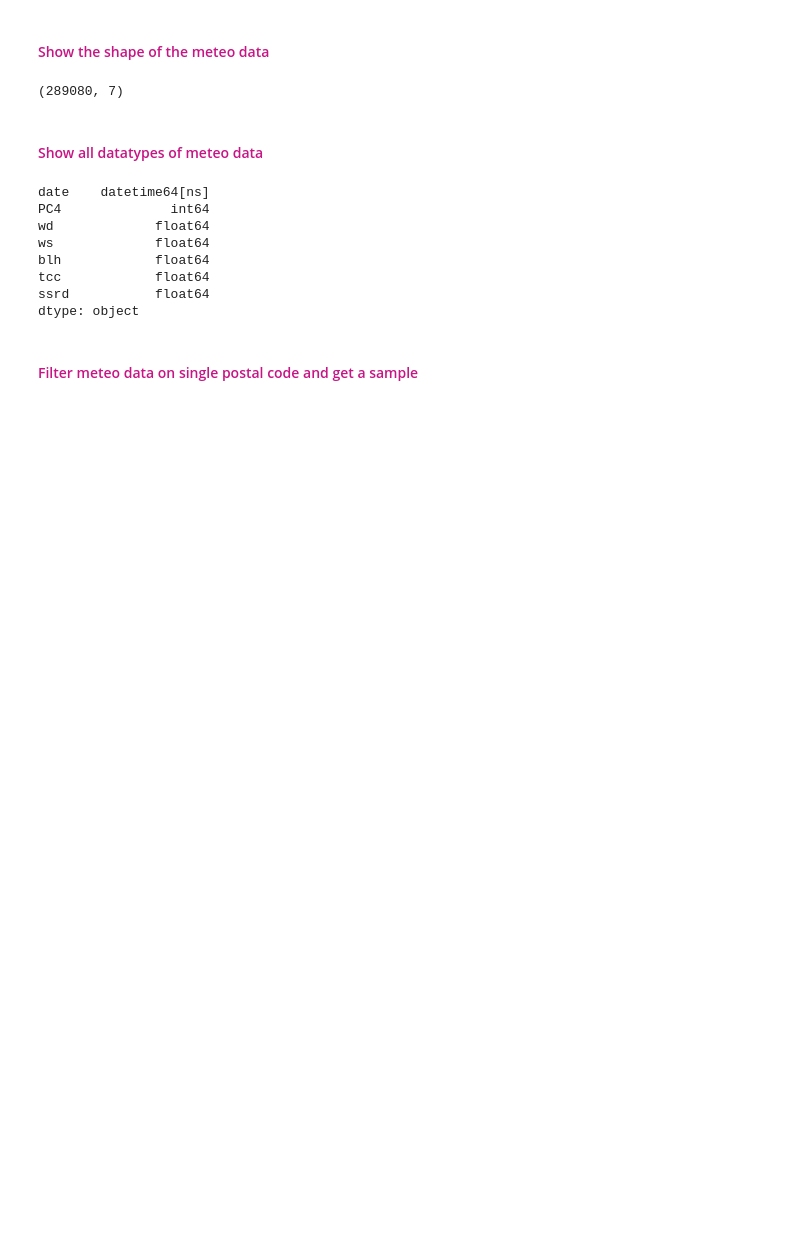
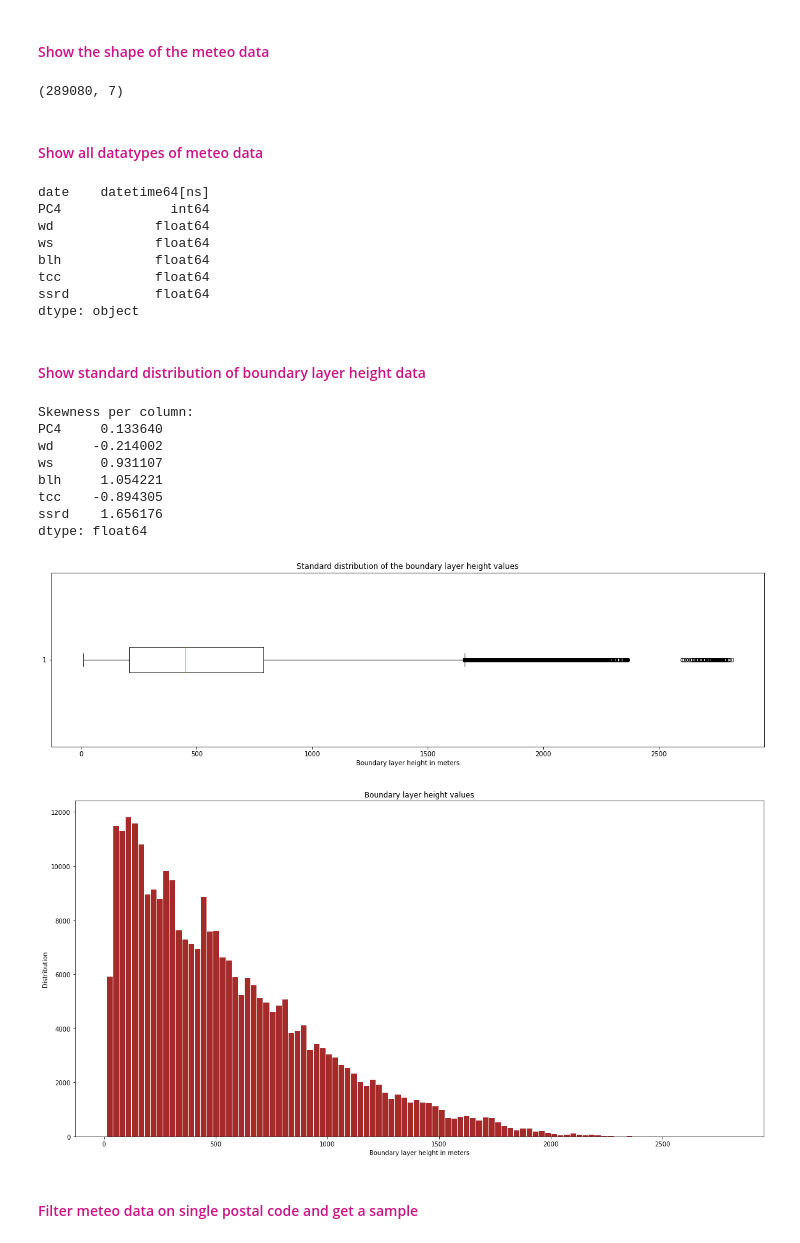
Before and after one commit to rawan-a-d/Air-Quality-Prediction, a Jupyter notebook: meteo-notebook.ipynb, the cells around one changed output. Saved outputs shown, nothing was run; the diff lists cells and outputs as text; code cells hidden in the pictures; blank space fills up the shorter version.

Commit message:
Added standard distribution of boundary layer data

```diff
--- a/meteo-notebook.ipynb
+++ b/meteo-notebook.ipynb
@@ -130,6 +129,35 @@ blh            float64
 tcc            float64
 ssrd           float64
 dtype: object
+# %% [markdown]
+<h4><font color=mediumvioletred>Show standard distribution of boundary layer height data</font></h4>
+# %%
+print("Skewness per column:")
+print(df_meteo.skew(numeric_only=True))
+
+plt.figure(figsize=(20,5))
+plt.boxplot(df_meteo['blh'], vert=False)
+plt.title("Standard distribution of the boundary layer height values")
+plt.xlabel("Boundary layer height in meters")
+plt.show()
+
+plt.figure(figsize=(20,10))
+plt.hist(df_meteo['blh'], edgecolor='white', color='brown', bins=100)
+plt.title("Boundary layer height values")
+plt.xlabel("Boundary layer height in meters")
+plt.ylabel("Distribution")
+plt.show()
+# %% [output]
+Skewness per column:
+PC4     0.133640
+wd     -0.214002
+ws      0.931107
+blh     1.054221
+tcc    -0.894305
+ssrd    1.656176
+dtype: float64
+[figure, added]
+[figure, added]
 # %% [markdown]
 <h4><font color=mediumvioletred>Filter meteo data on single postal code and get a sample</font></h4>
 # %%
```
Also changed, not shown: parts of 5 cells of this notebook.
